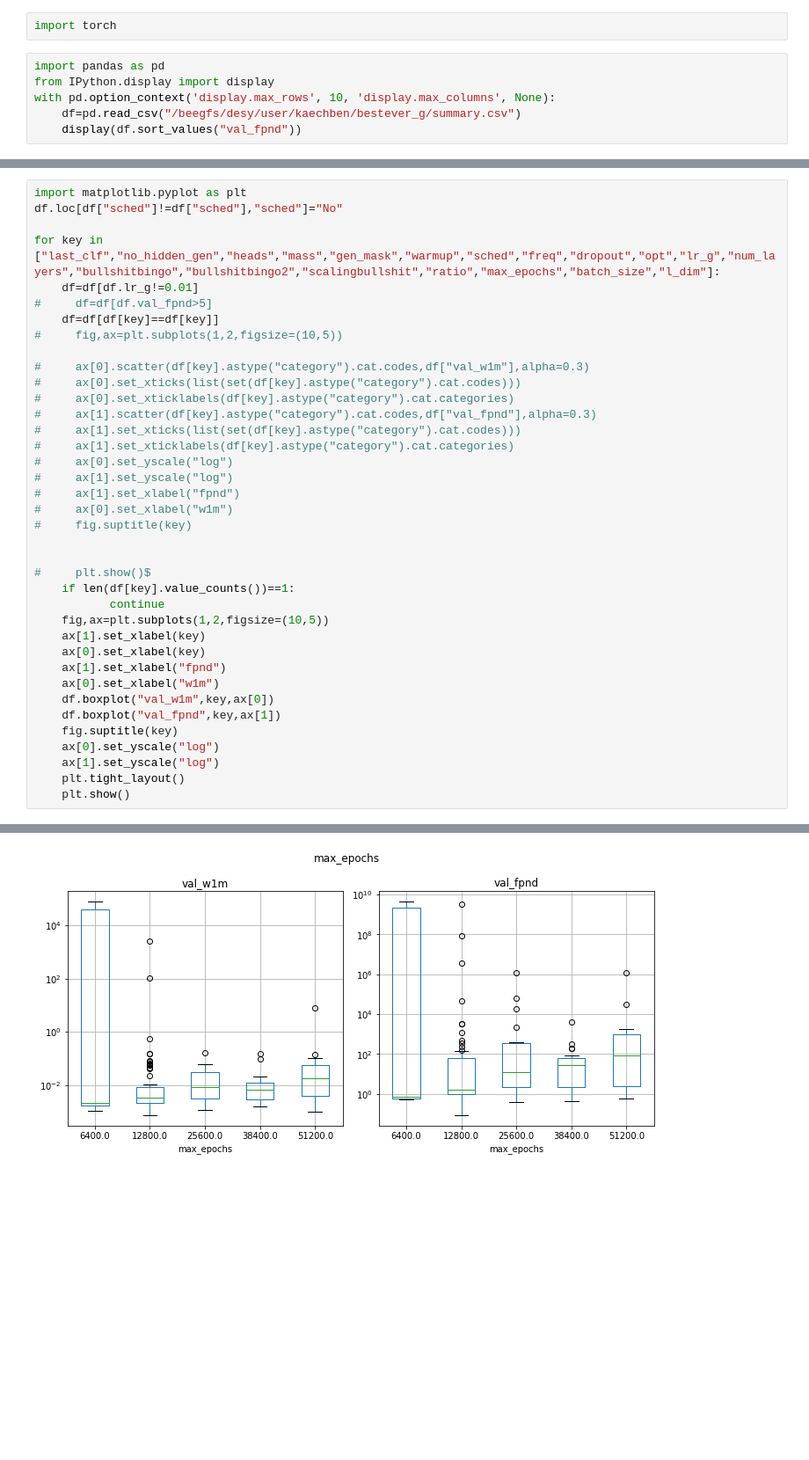
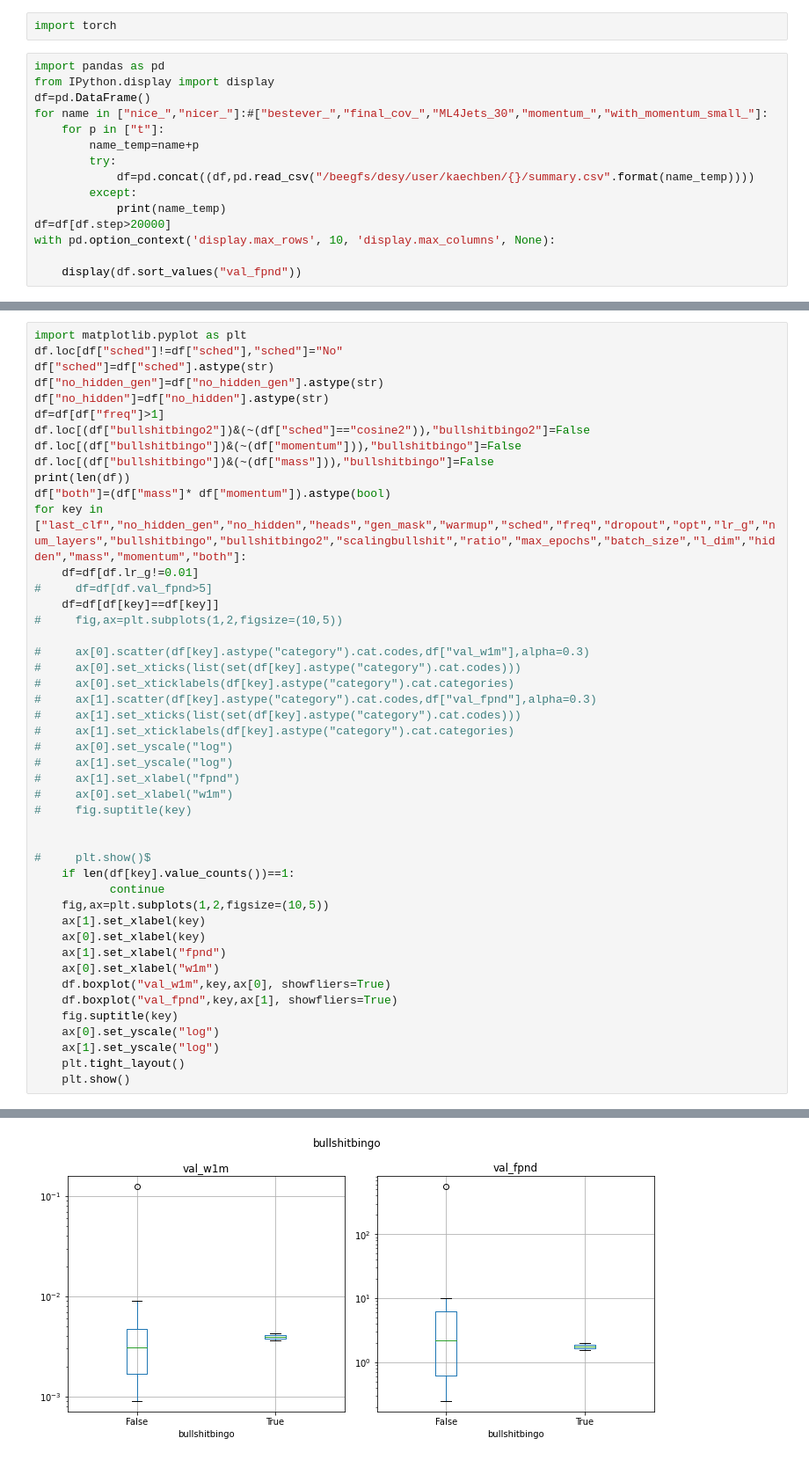
Before and after one commit to kaechb/LitJetNet, a Jupyter notebook: LitNF/Hyperparameters.ipynb, the cells around one changed output, grey strips where cells are left out. Shown at 88% size. Cells and saved outputs as stored; diff of their text form; blank space fills up the shorter version.

Commit message:
added momentum to classifier variable, seems working but still need best results, added nf training to continue

```diff
--- a/LitNF/Hyperparameters.ipynb
+++ b/LitNF/Hyperparameters.ipynb
@@ -3,8 +3,17 @@ import torch
 # %%
 import pandas as pd
 from IPython.display import display
+df=pd.DataFrame()
+for name in ["nice_","nicer_"]:#["bestever_","final_cov_","ML4Jets_30","momentum_","with_momentum_small_"]:
+    for p in ["t"]:
+        name_temp=name+p
+        try:
+            df=pd.concat((df,pd.read_csv("/beegfs/desy/user/kaechben/{}/summary.csv".format(name_temp))))
+        except:
+            print(name_temp)
+df=df[df.step>20000]
 with pd.option_context('display.max_rows', 10, 'display.max_columns', None):
-    df=pd.read_csv("/beegfs/desy/user/kaechben/bestever_g/summary.csv")
+
     display(df.sort_values("val_fpnd"))
 # %% [output]
 |  | path_index | autoreg | batch_size | batchnorm | bins | bullshitbingo | bullshitbingo2 | canonical | ... |
@@ -23,8 +32,16 @@ with pd.option_context('display.max_rows', 10, 'display.max_columns', None):
 # %%
 import matplotlib.pyplot as plt
 df.loc[df["sched"]!=df["sched"],"sched"]="No"
-
-for key in ["last_clf","no_hidden_gen","heads","mass","gen_mask","warmup","sched","freq","dropout","opt","lr_g","num_layers","bullshitbingo","bullshitbingo2","scalingbullshit","ratio","max_epochs","batch_size","l_dim"]:
+df["sched"]=df["sched"].astype(str)
+df["no_hidden_gen"]=df["no_hidden_gen"].astype(str)
+df["no_hidden"]=df["no_hidden"].astype(str)
+df=df[df["freq"]>1]
+df.loc[(df["bullshitbingo2"])&(~(df["sched"]=="cosine2")),"bullshitbingo2"]=False
+df.loc[(df["bullshitbingo"])&(~(df["momentum"])),"bullshitbingo"]=False
+df.loc[(df["bullshitbingo"])&(~(df["mass"])),"bullshitbingo"]=False
+print(len(df))
+df["both"]=(df["mass"]* df["momentum"]).astype(bool)
+for key in ["last_clf","no_hidden_gen","no_hidden","heads","gen_mask","warmup","sched","freq","dropout","opt","lr_g","num_layers","bullshitbingo","bullshitbingo2","scalingbullshit","ratio","max_epochs","batch_size","l_dim","hidden","mass","momentum","both"]:
     df=df[df.lr_g!=0.01]
 #     df=df[df.val_fpnd>5]
     df=df[df[key]==df[key]]
@@ -51,8 +68,8 @@ for key in ["last_clf","no_hidden_gen","heads","mass","gen_mask","warmup","sched
     ax[0].set_xlabel(key)
     ax[1].set_xlabel("fpnd")
     ax[0].set_xlabel("w1m")
-    df.boxplot("val_w1m",key,ax[0])
-    df.boxplot("val_fpnd",key,ax[1])
+    df.boxplot("val_w1m",key,ax[0], showfliers=True)
+    df.boxplot("val_fpnd",key,ax[1], showfliers=True)
     fig.suptitle(key)
     ax[0].set_yscale("log")
     ax[1].set_yscale("log")
@@ -71 +89 @@ for key in ["last_clf","no_hidden_gen","heads","mass","gen_mask","warmup","sched
-[figure, old version]
+[figure, new version]
```
Also changed, not shown: parts of 6 cells of this notebook, 5 other files.
